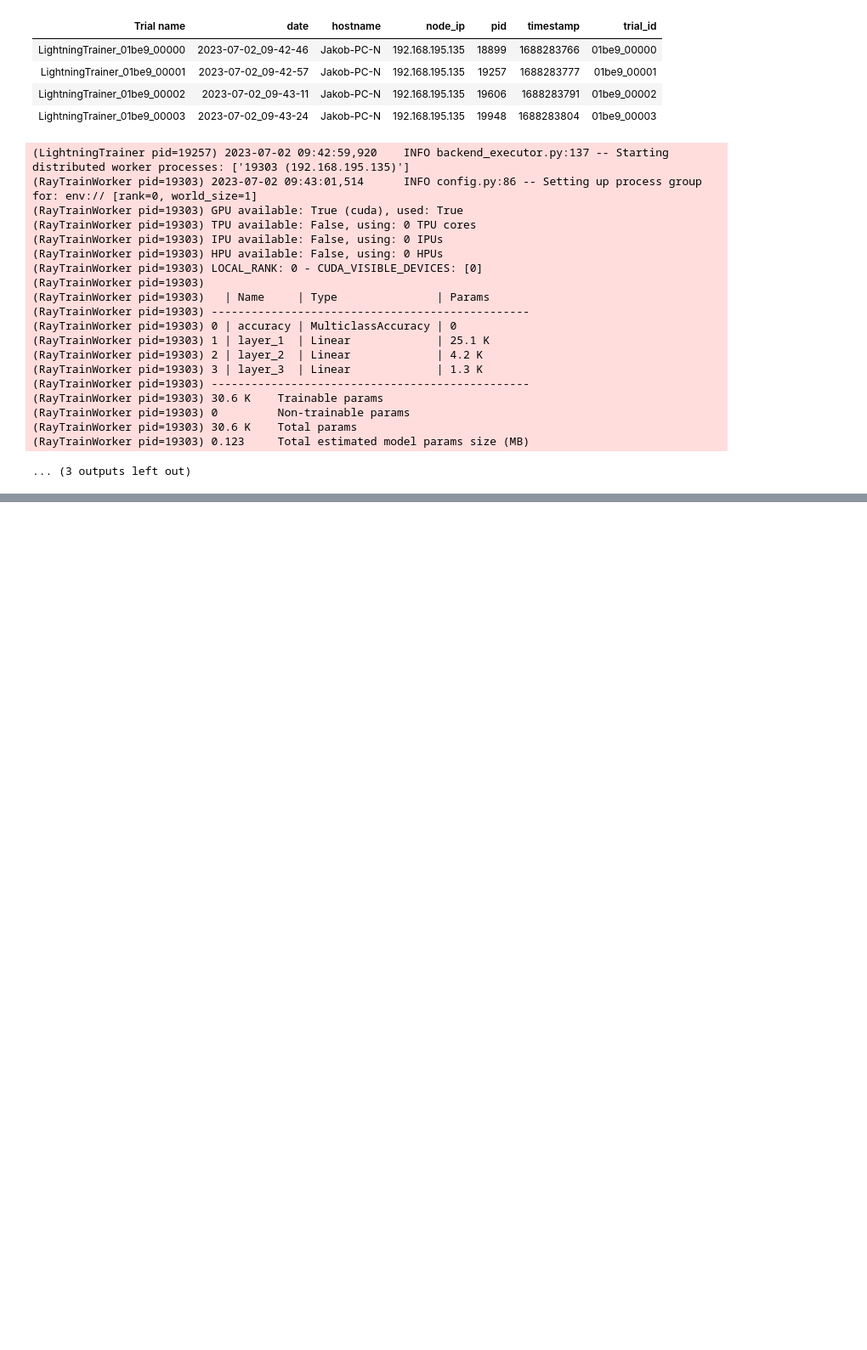
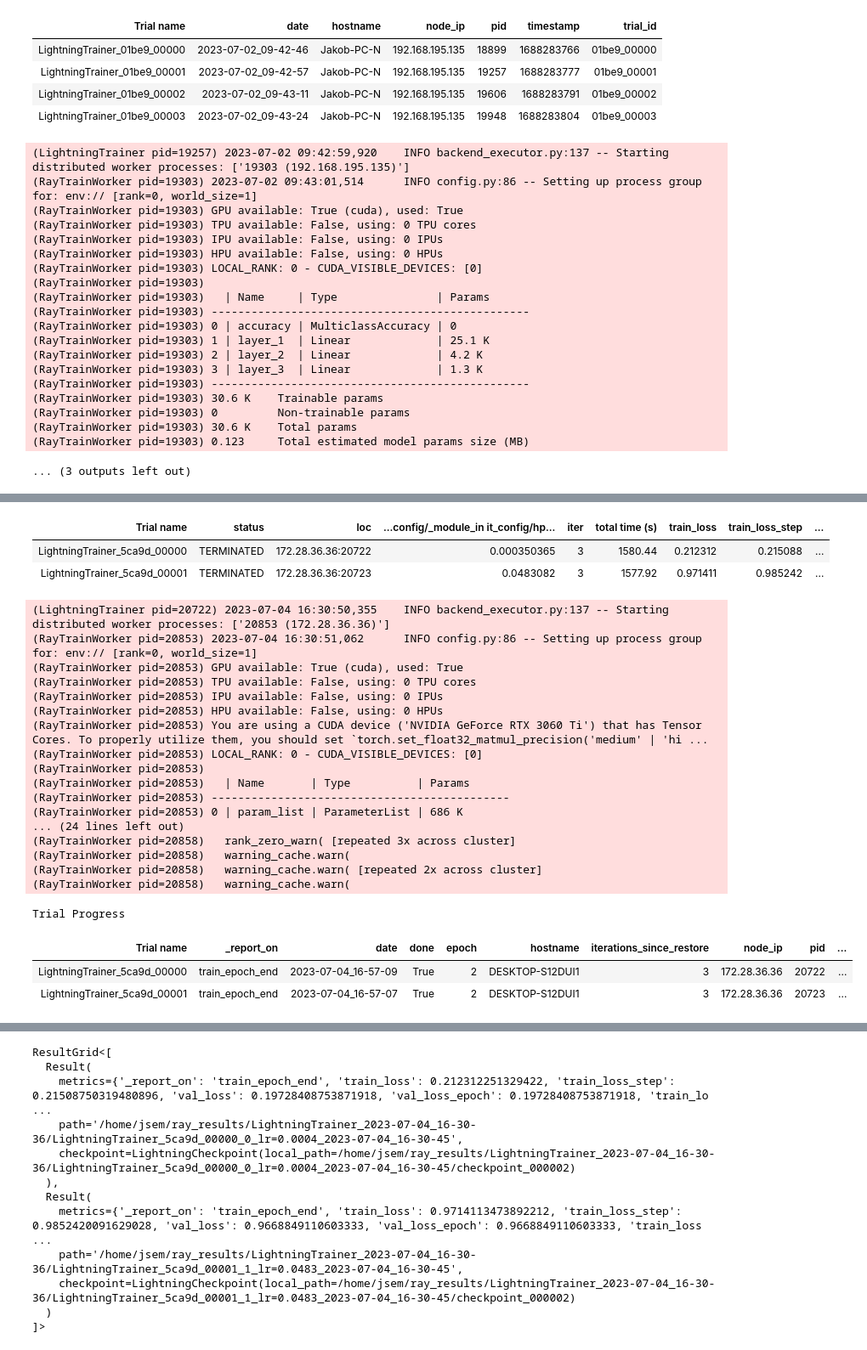
Before and after one commit to anieum/GNNDensityGradients, a Jupyter notebook: notebooks/Hyperparam_optimization.ipynb, the cells around one changed output, grey strips where cells are left out. Shown at 85% size. Drawn from its saved outputs; the diff is of its cells as text; code cells hidden in the pictures; blank space fills up the shorter version.

```diff
--- a/notebooks/Hyperparam_optimization.ipynb
+++ b/notebooks/Hyperparam_optimization.ipynb
@@ -403,0 +456,13 @@ temporal_density_gradient cpu
+# %%
+from models.cconv import CConvModel
+logger = TensorBoardLogger("lightning_logs", name="cconv-hparam-search", version=".")
+datamodule = density_data
+lightning_config = (
+    LightningConfigBuilder()
+    .module(cls=CConvModel, hparams=hparams)
+    .trainer(max_epochs=5, logger=logger, accelerator="gpu", enable_progress_bar=False)
+    .fit_params(train_dataloaders=train_loader, val_dataloaders=val_loader)
+    .checkpointing(monitor="val_loss", mode="min", save_top_k=3)
+    .build()
+)
+lightning_config
@@ -403,0 +504,16 @@ temporal_density_gradient cpu
+# %%
+def test(datamodule):
+    pass
+
+
+tune.with_parameters(test, datamodule=datamodule)
+run_config = RunConfig(
+    checkpoint_config = CheckpointConfig(
+        num_to_keep=3,
+        checkpoint_score_attribute="val_loss",
+        checkpoint_score_order="min",
+    ),
+)
+
+scaling_config = ScalingConfig(num_workers=1, use_gpu=True, resources_per_worker={"CPU": 2, "GPU": 0.5})
+lightning_trainer = LightningTrainer(scaling_config=scaling_config, run_config=run_config)
@@ -403,0 +524,15 @@ temporal_density_gradient cpu
+# %%
+scheduler = ASHAScheduler(max_t=3, grace_period=1, reduction_factor=2)
+tuner = tune.Tuner(
+    lightning_trainer,
+    param_space={"lightning_config": lightning_config},
+    tune_config=tune.TuneConfig(
+        metric="val_loss",
+        mode="min",
+        num_samples=2,
+        scheduler=scheduler,
+    )
+)
+# %%
+tuner.fit()
+# %% [output]
@@ -403,0 +548,24 @@ temporal_density_gradient cpu
+| Trial name | status | loc | ...config/_module_in it_config/hp... | iter | total time (s) | train_loss | train_loss_step | ... |
+| LightningTrainer_5ca9d_00000 | TERMINATED | 172.28.36.36:20722 | 0.000350365 | 3 | 1580.44 | 0.212312 | 0.215088 | ... |
+| LightningTrainer_5ca9d_00001 | TERMINATED | 172.28.36.36:20723 | 0.0483082 | 3 | 1577.92 | 0.971411 | 0.985242 | ... |
+(LightningTrainer pid=20722) 2023-07-04 16:30:50,355    INFO backend_executor.py:137 -- Starting distributed worker processes: ['20853 (172.28.36.36)']
+(RayTrainWorker pid=20853) 2023-07-04 16:30:51,062      INFO config.py:86 -- Setting up process group for: env:// [rank=0, world_size=1]
+(RayTrainWorker pid=20853) GPU available: True (cuda), used: True
+(RayTrainWorker pid=20853) TPU available: False, using: 0 TPU cores
+(RayTrainWorker pid=20853) IPU available: False, using: 0 IPUs
+(RayTrainWorker pid=20853) HPU available: False, using: 0 HPUs
+(RayTrainWorker pid=20853) You are using a CUDA device ('NVIDIA GeForce RTX 3060 Ti') that has Tensor Cores. To properly utilize them, you should set `torch.set_float32_matmul_precision('medium' | 'hi ...
+(RayTrainWorker pid=20853) LOCAL_RANK: 0 - CUDA_VISIBLE_DEVICES: [0]
+(RayTrainWorker pid=20853)
+(RayTrainWorker pid=20853)   | Name       | Type          | Params
+(RayTrainWorker pid=20853) ---------------------------------------------
+(RayTrainWorker pid=20853) 0 | param_list | ParameterList | 686 K
+... (24 lines left out)
+(RayTrainWorker pid=20858)   rank_zero_warn( [repeated 3x across cluster]
+(RayTrainWorker pid=20858)   warning_cache.warn(
+(RayTrainWorker pid=20858)   warning_cache.warn( [repeated 2x across cluster]
+(RayTrainWorker pid=20858)   warning_cache.warn(
+Trial Progress
+| Trial name | _report_on | date | done | epoch | hostname | iterations_since_restore | node_ip | pid | ... |
+| LightningTrainer_5ca9d_00000 | train_epoch_end | 2023-07-04_16-57-09 | True | 2 | DESKTOP-S12DUI1 | 3 | 172.28.36.36 | 20722 | ... |
+| LightningTrainer_5ca9d_00001 | train_epoch_end | 2023-07-04_16-57-07 | True | 2 | DESKTOP-S12DUI1 | 3 | 172.28.36.36 | 20723 | ... |
@@ -403,0 +573,12 @@ temporal_density_gradient cpu
+ResultGrid<[
+  Result(
+    metrics={'_report_on': 'train_epoch_end', 'train_loss': 0.212312251329422, 'train_loss_step': 0.21508750319480896, 'val_loss': 0.19728408753871918, 'val_loss_epoch': 0.19728408753871918, 'train_lo ...
+    path='/home/jsem/ray_results/LightningTrainer_2023-07-04_16-30-36/LightningTrainer_5ca9d_00000_0_lr=0.0004_2023-07-04_16-30-45',
+    checkpoint=LightningCheckpoint(local_path=/home/jsem/ray_results/LightningTrainer_2023-07-04_16-30-36/LightningTrainer_5ca9d_00000_0_lr=0.0004_2023-07-04_16-30-45/checkpoint_000002)
+  ),
+  Result(
+    metrics={'_report_on': 'train_epoch_end', 'train_loss': 0.9714113473892212, 'train_loss_step': 0.9852420091629028, 'val_loss': 0.9668849110603333, 'val_loss_epoch': 0.9668849110603333, 'train_loss ...
+    path='/home/jsem/ray_results/LightningTrainer_2023-07-04_16-30-36/LightningTrainer_5ca9d_00001_1_lr=0.0483_2023-07-04_16-30-45',
+    checkpoint=LightningCheckpoint(local_path=/home/jsem/ray_results/LightningTrainer_2023-07-04_16-30-36/LightningTrainer_5ca9d_00001_1_lr=0.0483_2023-07-04_16-30-45/checkpoint_000002)
+  )
+]>
```
Also changed, not shown: parts of 15 cells of this notebook, 1 other file.
